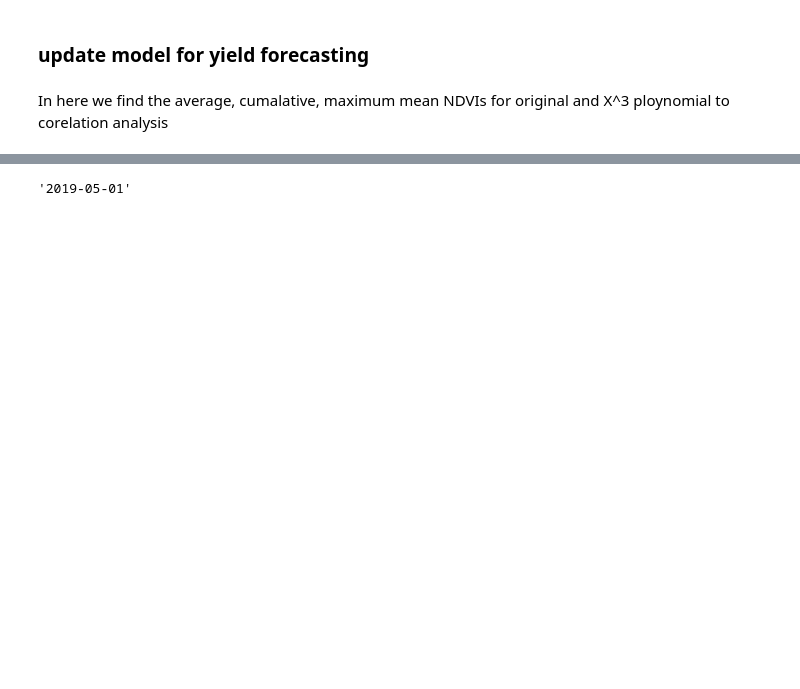
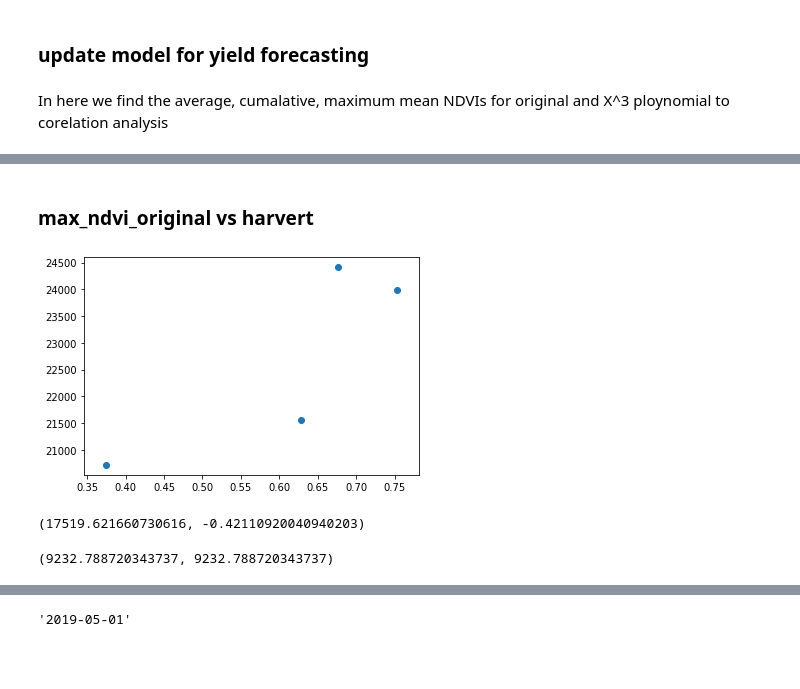
Before and after one commit to Rasika666/final_research, a Jupyter notebook: sat_image/R_analysis.ipynb, the cells around one changed output, grey strips where cells are left out. Saved outputs shown, nothing was run; the diff lists cells and outputs as text; code cells hidden in the pictures; blank space fills up the shorter version.

```diff
--- a/sat_image/R_analysis.ipynb
+++ b/sat_image/R_analysis.ipynb
@@ -414,0 +509,6 @@ In here we  find the average, cumalative, maximum mean NDVIs for original and X^
+# %% [markdown]
+### max_ndvi_original vs harvert
+# %%
+my_plot = plt.scatter(data[['max_ndvi_original']], data[['harvert']])
+# %% [output]
+[figure, added]
@@ -414,0 +518,8 @@ In here we  find the average, cumalative, maximum mean NDVIs for original and X^
+# %%
+popt[0], popt[1]
+# %% [output]
+(17519.621660730616, -0.42110920040940203)
+# %%
+popt1[0], popt1[0]
+# %% [output]
+(9232.788720343737, 9232.788720343737)
```
Also changed, not shown: parts of 47 cells of this notebook, 5 other files.
